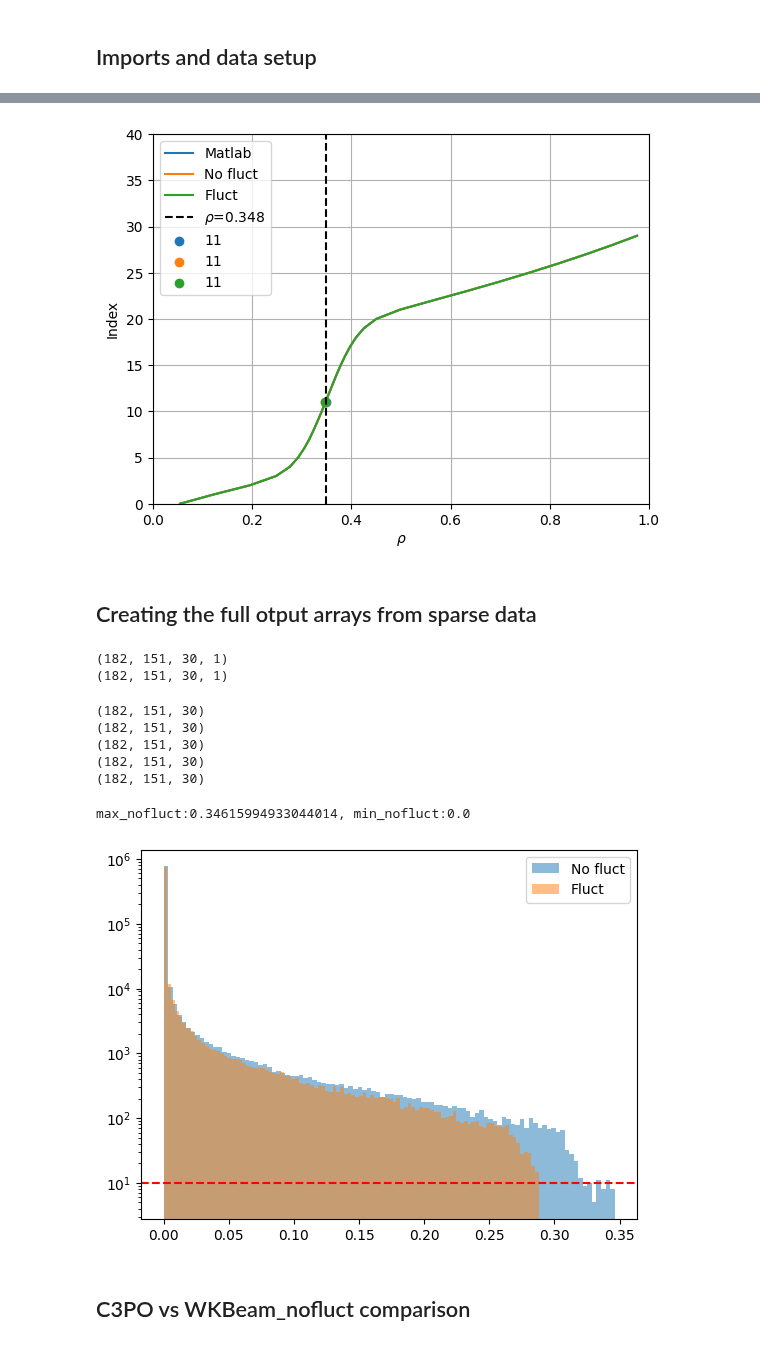
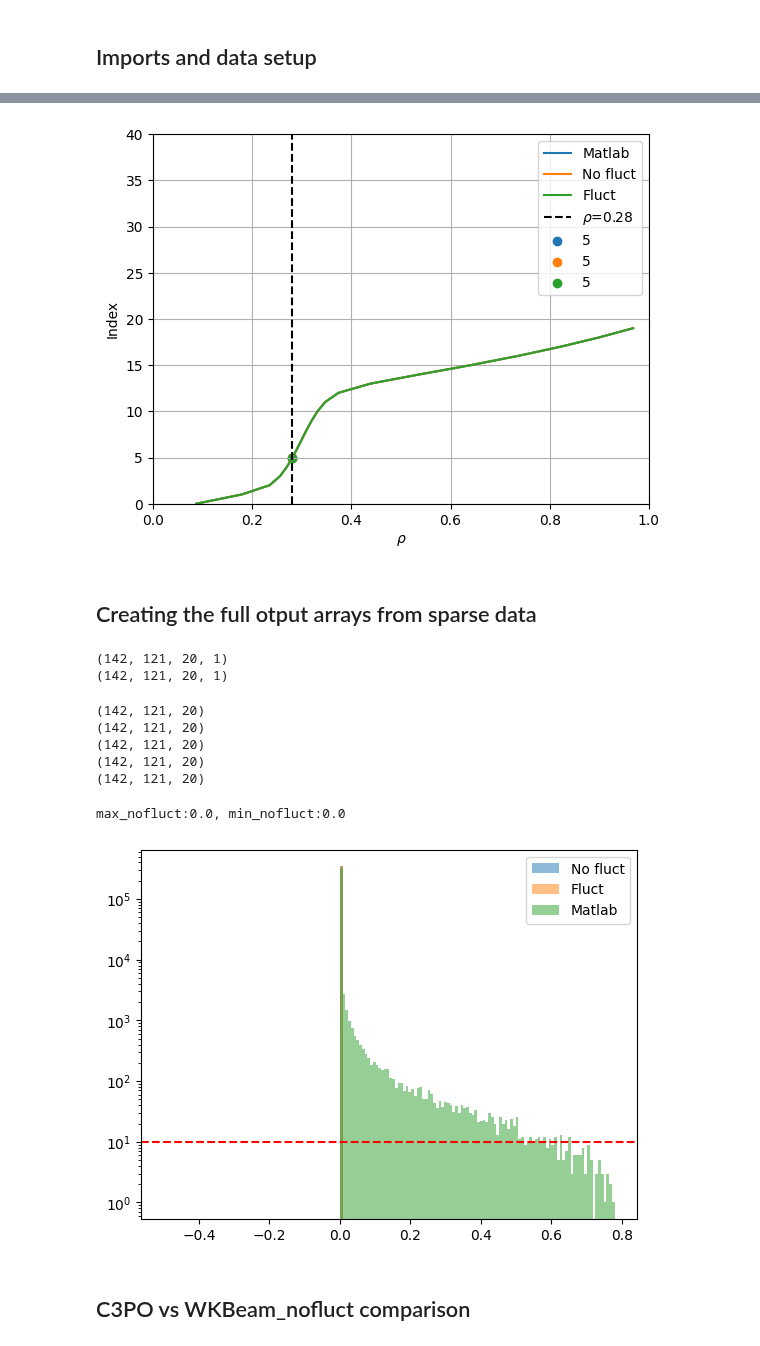
Before and after one commit to EwoutDevlaminck/WKBacca_QL, a Jupyter notebook: Analysis_sparse.ipynb, the cells around one changed output, grey strips where cells are left out. Saved outputs shown, nothing was run; the diff lists cells and outputs as text; code cells hidden in the pictures.

```diff
--- a/Analysis_sparse.ipynb
+++ b/Analysis_sparse.ipynb
@@ -65,10 +65,10 @@ cm_data = [[0.2081, 0.1663, 0.5292], [0.2116238095, 0.1897809524, 0.5776761905],
 parula_map = LinearSegmentedColormap.from_list('parula', cm_data)
 parula_map.set_under(cm_data[0])
 # %%
-filename_nofluct        = '/home/devlamin/WKBacca_LUKE_cases/TCV_74302_nonuni/WKBeam_results/nofluct/QL_waves_TCV74302_1.2_nofluct_sparse.h5'
-filename_fluct          = '/home/devlamin/WKBacca_LUKE_cases/TCV_74302_nonuni/WKBeam_results/fluct/QL_waves_TCV74302_1.2_fluct_sparse.h5'
+filename_nofluct        = '/home/devlamin/WKbeam_simulations/TCV_85355_0.9_nofluct/output/QLdiff_nofluct.h5'
+filename_fluct          = '/home/devlamin/WKbeam_simulations/TCV_85355_0.9_nofluct/output/QLdiff_nofluct.h5'
 
-matlab_file         = '/home/devlamin/WKBacca_LUKE_cases/TCV_74302_nonuni/Drf_data.mat'
+matlab_file         = '/home/devlamin/WKbeam_simulations/TCV_85355_0.9_nofluct/output/Drf_data.mat'
 # %%
 mat = loadmat(matlab_file)['Drf_data']
 Drf_mat = mat['dat'][0,0]
@@ -224,7 +224,7 @@ def closest_index(val):
     return np.argmin(np.abs(rho_mat- val)), np.argmin(np.abs(np.sqrt(psi)- val)), np.argmin(np.abs(np.sqrt(psi_fluct)- val))
 
 # rho_goal is the rho value around which we want to compare the data for most plots.
-rho_goal = 0.348
+rho_goal = 0.28
 
 plt.figure()
 len_mat = rho_mat.shape[0]
@@ -249,7 +249,7 @@ plt.ylim(0, 40)
 plt.legend()
 plt.show()
 # %% [output]
-[figure, old version]
+[figure, new version]
 # %% [markdown]
 ## Creating the full otput arrays from sparse data
 # %%
@@ -266,8 +266,8 @@ QL_bounce_fluct = QL_bounce_flat_fluct.reshape((p_norm_w_fluct.shape[0], ksi0_h_
 QL_bounce_fluct = np.transpose(QL_bounce_fluct, (1, 0, 2, 3))
 print(QL_bounce_fluct.shape)
 # %% [output]
-(182, 151, 30, 1)
-(182, 151, 30, 1)
+(142, 121, 20, 1)
+(142, 121, 20, 1)
 # %%
 Pnorm, Ksi0 = np.meshgrid(p_norm, ksi0)
 
@@ -290,28 +290,29 @@ print(PPAR.shape)
 print(RHO.shape)
 print(KSI0.shape)
 # %% [output]
-(182, 151, 30)
-(182, 151, 30)
-(182, 151, 30)
-(182, 151, 30)
-(182, 151, 30)
+(142, 121, 20)
+(142, 121, 20)
+(142, 121, 20)
+(142, 121, 20)
+(142, 121, 20)
 # %%
 DRF_pp_nofluct = QL_bounce*(1-KSI0**2)
 DRF_pp_fluct = QL_bounce_fluct*(1-KSI0**2)
 
 max_nofluct = np.max(DRF_pp_nofluct)
 min_nofluct = np.min(DRF_pp_nofluct)
 print(f'max_nofluct:{max_nofluct}, min_nofluct:{min_nofluct}')
 
 plt.figure()
 freqbins = plt.hist(DRF_pp_nofluct.flatten(), bins=100, density=False, log=True, alpha=0.5, label='No fluct')
 freqbins_fluct = plt.hist(DRF_pp_fluct.flatten(), bins=100, density=False, log=True, alpha=0.5, label='Fluct')
+freqbins_mat = plt.hist(Drf_mat.flatten(), bins=100, density=False, log=True, alpha=0.5, label='Matlab')
 plt.axhline(1e1, color='r', linestyle='--')
 plt.legend()
 plt.show()
 # %% [output]
-max_nofluct:0.34615994933044014, min_nofluct:0.0
+max_nofluct:0.0, min_nofluct:0.0
-[figure, old version]
+[figure, new version]
 # %% [markdown]
 ## C3PO vs WKBeam_nofluct comparison
 # %%
```
Also changed, not shown: parts of 10 cells of this notebook, 21 other files.
